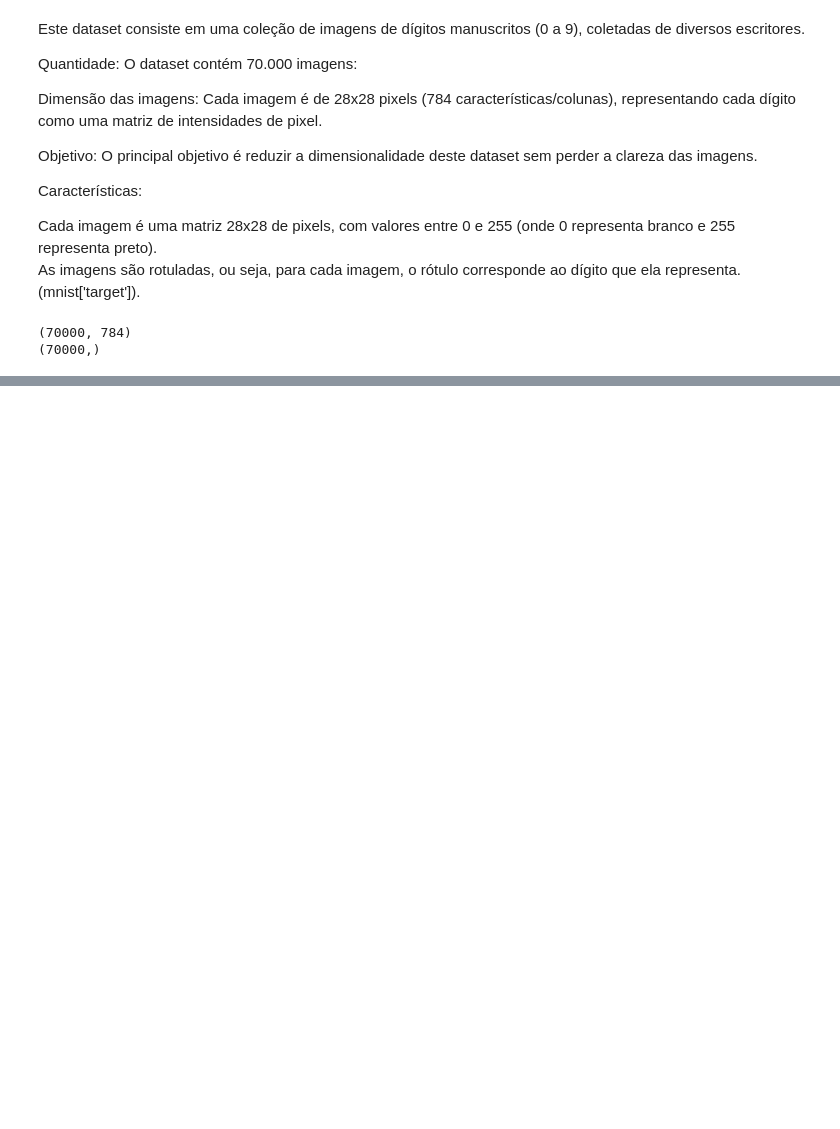
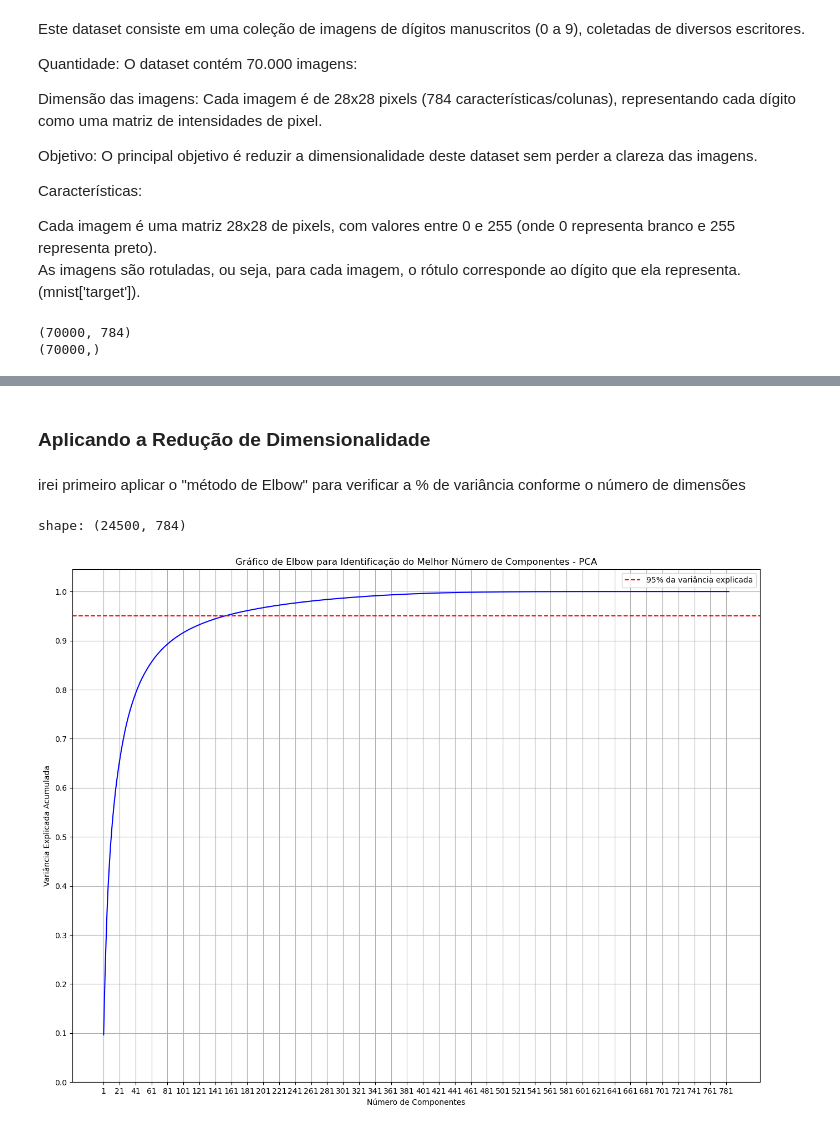
Before and after one commit to rafajovelho/Dimensionality-Reduction, a Jupyter notebook: PCA.ipynb, the cells around one changed output, grey strips where cells are left out. Cells and saved outputs as stored; diff of their text form; code cells hidden in the pictures; blank space fills up the shorter version.

```diff
--- a/PCA.ipynb
+++ b/PCA.ipynb
@@ -104,0 +126,34 @@ print(y.shape)  # 70000 rótulos
+# %% [markdown]
+### Aplicando a Redução de Dimensionalidade
+# %% [markdown]
+irei primeiro aplicar o "método de Elbow" para verificar a % de variância conforme o número de dimensões
+# %%
+from sklearn.decomposition import PCA
+import numpy as np
+
+pca = PCA()
+X_sample = X.sample(frac = 0.35)
+print(f'shape: {X_sample.shape}')
+# não usarei todos os dados pois é muito grande o dataset (70000)
+pca.fit(X_sample)
+
+cumulative_variance = np.cumsum(pca.explained_variance_ratio_)
+
+plt.figure(figsize=(16,12))
+plt.plot(range(1,len(cumulative_variance) + 1, 1),  cumulative_variance,  linestyle = '-', color = 'b')
+plt.xlabel('Número de Componentes')
+plt.ylabel('Variância Explicada Acumulada')
+plt.title('Gráfico de Elbow para Identificação do Melhor Número de Componentes - PCA')
+plt.grid()
+
+# Definindo a escala do eixo X de 1 em 1
+plt.xticks(np.arange(1, len(cumulative_variance) + 1, 20))
+plt.yticks(np.arange(0, 1.1, 0.10))
+plt.axhline(y=0.95, color='r', linestyle='--', label='95% da variância explicada')
+plt.legend()
+
+plt.show()
+# checar agora certinho a quantidade de
+# %% [output]
+shape: (24500, 784)
+[figure, added]
```
Also changed, not shown: parts of 4 cells of this notebook.
